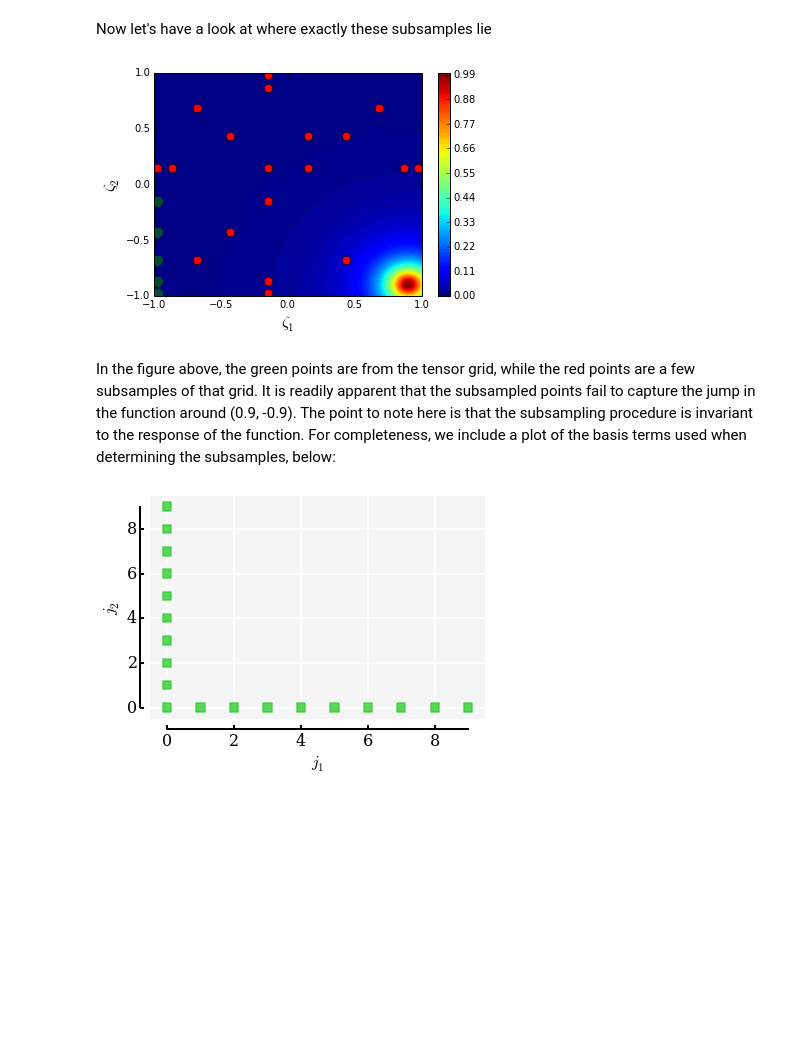
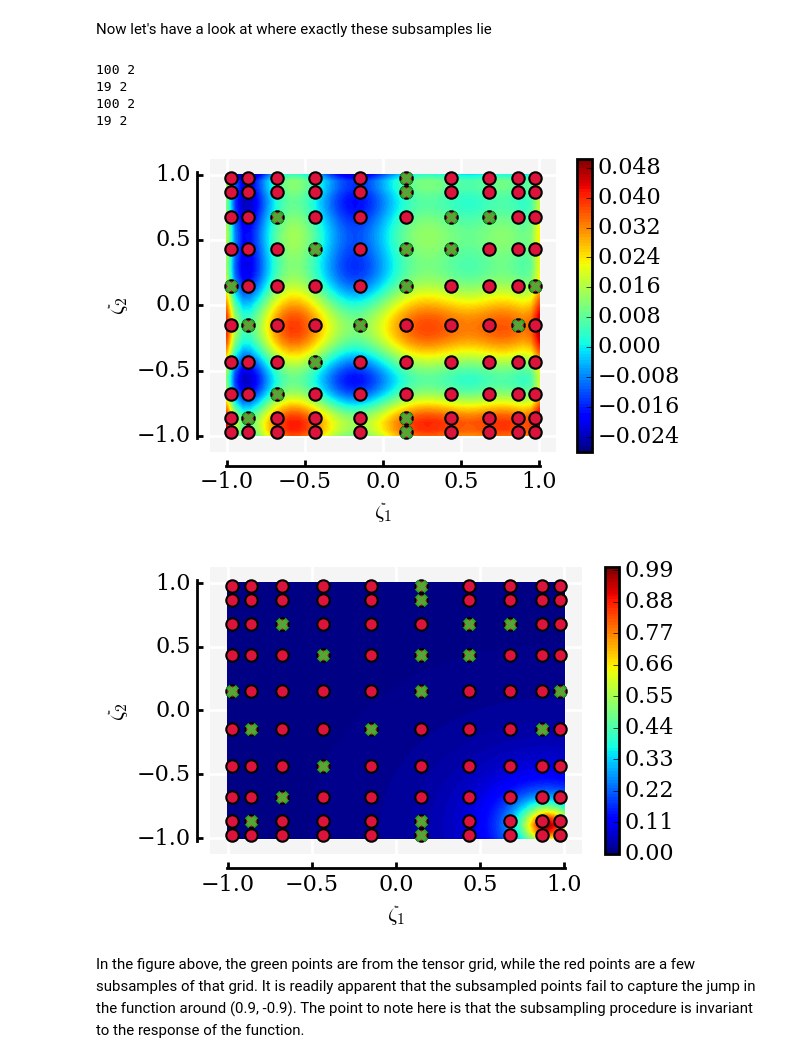
Before and after one commit to equadratures/equadratures, a Jupyter notebook: ipython-notebooks/Failing.ipynb, the cells around one changed output. Drawn from its saved outputs; the diff is of its cells as text; code cells hidden in the pictures; blank space fills up the shorter version.

```diff
--- a/ipython-notebooks/Failing.ipynb
+++ b/ipython-notebooks/Failing.ipynb
@@ -28,9 +26,6 @@ p, w = uq.getPointsAndWeights()
 # %% [markdown]
 Or we may use the effective subsampling technique with a hyperbolic basis with a q parameter of 0.3:
 # %%
-################################################################################
-# Using effective quadratures
-################################################################################
 no_of_subsamples = 10
 x1 = Parameter(param_type="Uniform", lower=-1, upper=1, points=no_of_subsamples)
 x2 = Parameter(param_type="Uniform", lower=-1, upper=1, points=no_of_subsamples)
@@ -39,27 +34,26 @@ Hyperbolic = IndexSet("Hyperbolic basis", orders=[no_of_subsamples-1,no_of_subsa
 esq = EffectiveSubsampling(parameters, Hyperbolic)
 minimum_subsamples = esq.least_no_of_subsamples_reqd()
 esq.set_no_of_evals(minimum_subsamples)
+p, w = uq.getPointsAndWeights()
+psmall = esq.subsampled_quadrature_points
 # %% [markdown]
 Now let's have a look at where exactly these subsamples lie
-# %%
-################################################################################
-# Plots of sample locations
-################################################################################
-xvec = np.linspace(-1.,1.,100)
-x,y = np.meshgrid(xvec, xvec)
-z =  1.0/(1 + 50*(x - 0.9)**2 + 50*(y + 0.9)**2 )
-plt.contourf(x, y, z, 100, rasterized=False)
-plt.plot(p[0:5,0], p[0:5,1], 'go',  markersize=11, alpha=0.6)
-plt.plot(esq.subsampled_quadrature_points[:,0], esq.subsampled_quadrature_points[:,1], 'ro',  markersize=8)
-plt.colorbar()
-plt.xlabel(r'$\zeta_1$', fontsize=16)
-plt.ylabel(r'$\zeta_2$', fontsize=16)
-plt.show()
-# %% [output]
-[figure, removed]
+# %%
+xvec = np.linspace(-1.,1.,40)
+x,y = np.meshgrid(xvec, xvec)
+z =  1.0/(1 + 50*(x - 0.9)**2 + 50*(y + 0.9)**2 )
+stackOfPoints, x1, x2 = meshgrid(-1.0, 1.0, 40, 40)
+zapprox = esq.getPolynomialApproximation(stackOfPoints, fun)
+zapprox = zapprox.reshape(40,40)
+zapprox = zapprox.T
+contour_plot(psmall, p, x, y, zapprox, 'EQ_approx.eps')
+contour_plot(psmall, p, x, y , z, 'Real.eps')
+# %% [output]
+100 2
+19 2
+100 2
+19 2
+[figure, added]
+[figure, added]
 # %% [markdown]
-In the figure above, the green points are from the tensor grid, while the red points are a few subsamples of that grid. It is readily apparent that the subsampled points fail to capture the jump in the function around (0.9, -0.9). The point to note here is that the subsampling procedure is invariant to the response of the function. For completeness, we include a plot of the basis terms used when determining the subsamples, below:
+In the figure above, the green points are from the tensor grid, while the red points are a few subsamples of that grid. It is readily apparent that the subsampled points fail to capture the jump in the function around (0.9, -0.9). The point to note here is that the subsampling procedure is invariant to the response of the function.
-# %%
-Hyperbolic.plot()
-# %% [output]
-[figure, removed]
```
Also changed, not shown: parts of 6 cells of this notebook, 37 other files.
